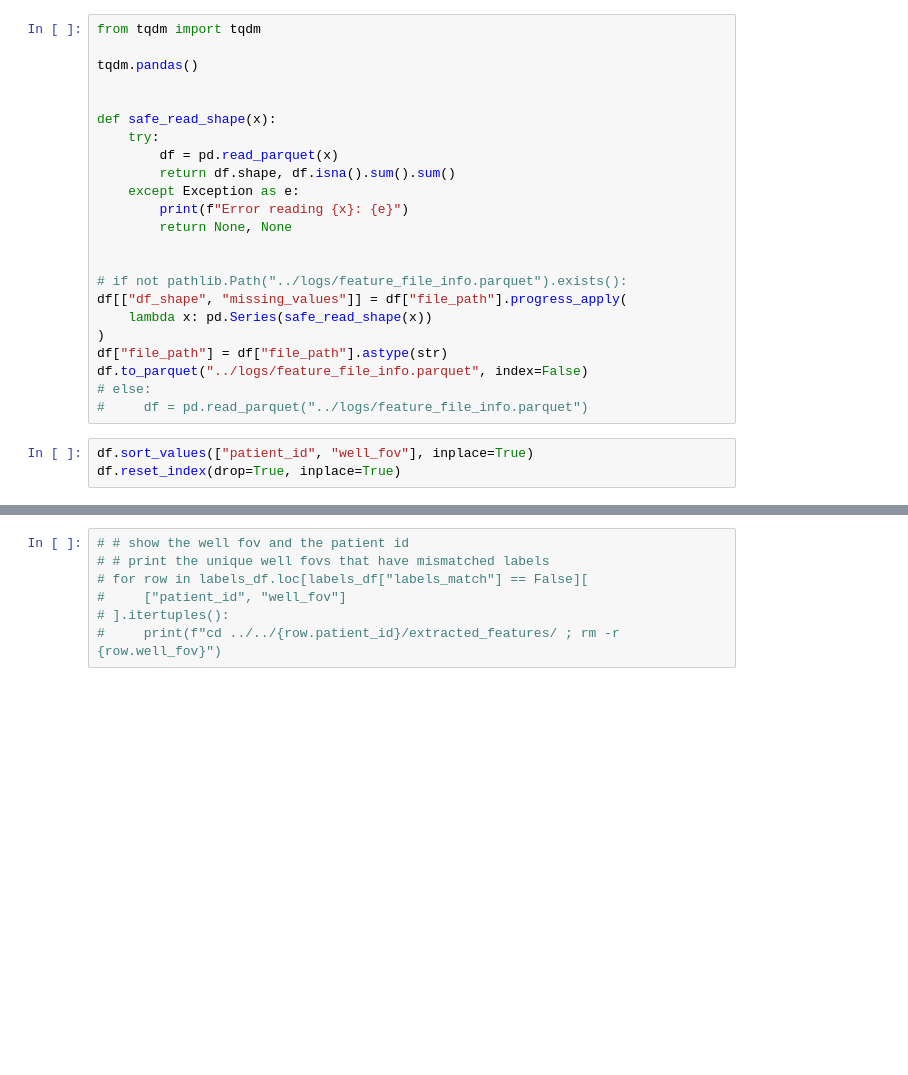
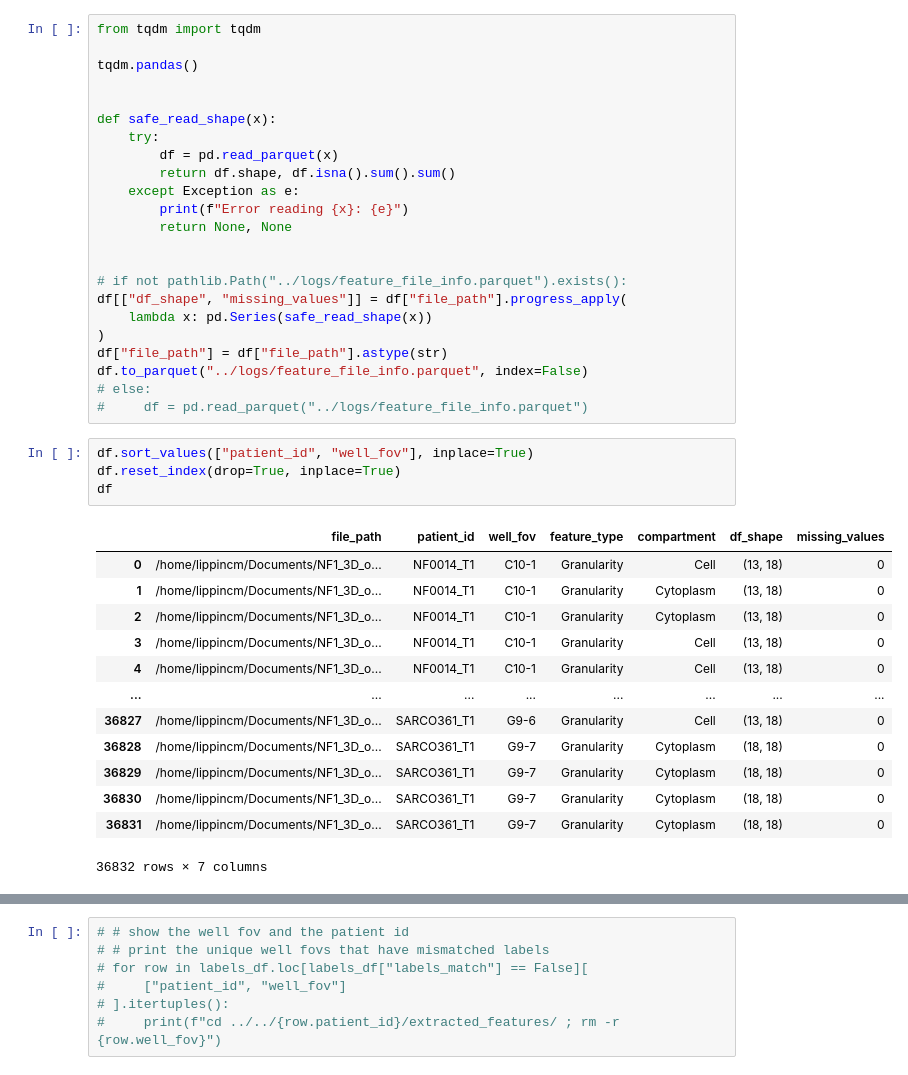
Before and after one commit to WayScience/NF1_3D_organoid_profiling_pipeline, a Jupyter notebook: 3.cellprofiling/notebooks/feature_sanity_checks.ipynb, the cells around one changed output, grey strips where cells are left out. Saved outputs shown, nothing was run; the diff lists cells and outputs as text; blank space fills up the shorter version.

```diff
--- a/3.cellprofiling/notebooks/feature_sanity_checks.ipynb
+++ b/3.cellprofiling/notebooks/feature_sanity_checks.ipynb
@@ -99,6 +99,21 @@ df.to_parquet("../logs/feature_file_info.parquet", index=False)
 # %%
 df.sort_values(["patient_id", "well_fov"], inplace=True)
 df.reset_index(drop=True, inplace=True)
+df
+# %% [output]
+|  | file_path | patient_id | well_fov | feature_type | compartment | df_shape | missing_values |
+| 0 | /home/lippincm/Documents/NF1_3D_o... | NF0014_T1 | C10-1 | Granularity | Cell | (13, 18) | 0 |
+| 1 | /home/lippincm/Documents/NF1_3D_o... | NF0014_T1 | C10-1 | Granularity | Cytoplasm | (13, 18) | 0 |
+| 2 | /home/lippincm/Documents/NF1_3D_o... | NF0014_T1 | C10-1 | Granularity | Cytoplasm | (13, 18) | 0 |
+| 3 | /home/lippincm/Documents/NF1_3D_o... | NF0014_T1 | C10-1 | Granularity | Cell | (13, 18) | 0 |
+| 4 | /home/lippincm/Documents/NF1_3D_o... | NF0014_T1 | C10-1 | Granularity | Cell | (13, 18) | 0 |
+| ... | ... | ... | ... | ... | ... | ... | ... |
+| 36827 | /home/lippincm/Documents/NF1_3D_o... | SARCO361_T1 | G9-6 | Granularity | Cell | (13, 18) | 0 |
+| 36828 | /home/lippincm/Documents/NF1_3D_o... | SARCO361_T1 | G9-7 | Granularity | Cytoplasm | (18, 18) | 0 |
+| 36829 | /home/lippincm/Documents/NF1_3D_o... | SARCO361_T1 | G9-7 | Granularity | Cytoplasm | (18, 18) | 0 |
+| 36830 | /home/lippincm/Documents/NF1_3D_o... | SARCO361_T1 | G9-7 | Granularity | Cytoplasm | (18, 18) | 0 |
+| 36831 | /home/lippincm/Documents/NF1_3D_o... | SARCO361_T1 | G9-7 | Granularity | Cytoplasm | (18, 18) | 0 |
+36832 rows × 7 columns
 # %%
 # merge the cells, cytoplasm, and whole cell features for a given well_fov and patient_id
 # check for missing values and shape of the dataframes
```
Also changed, not shown: parts of 9 cells of this notebook, 31 other files.
